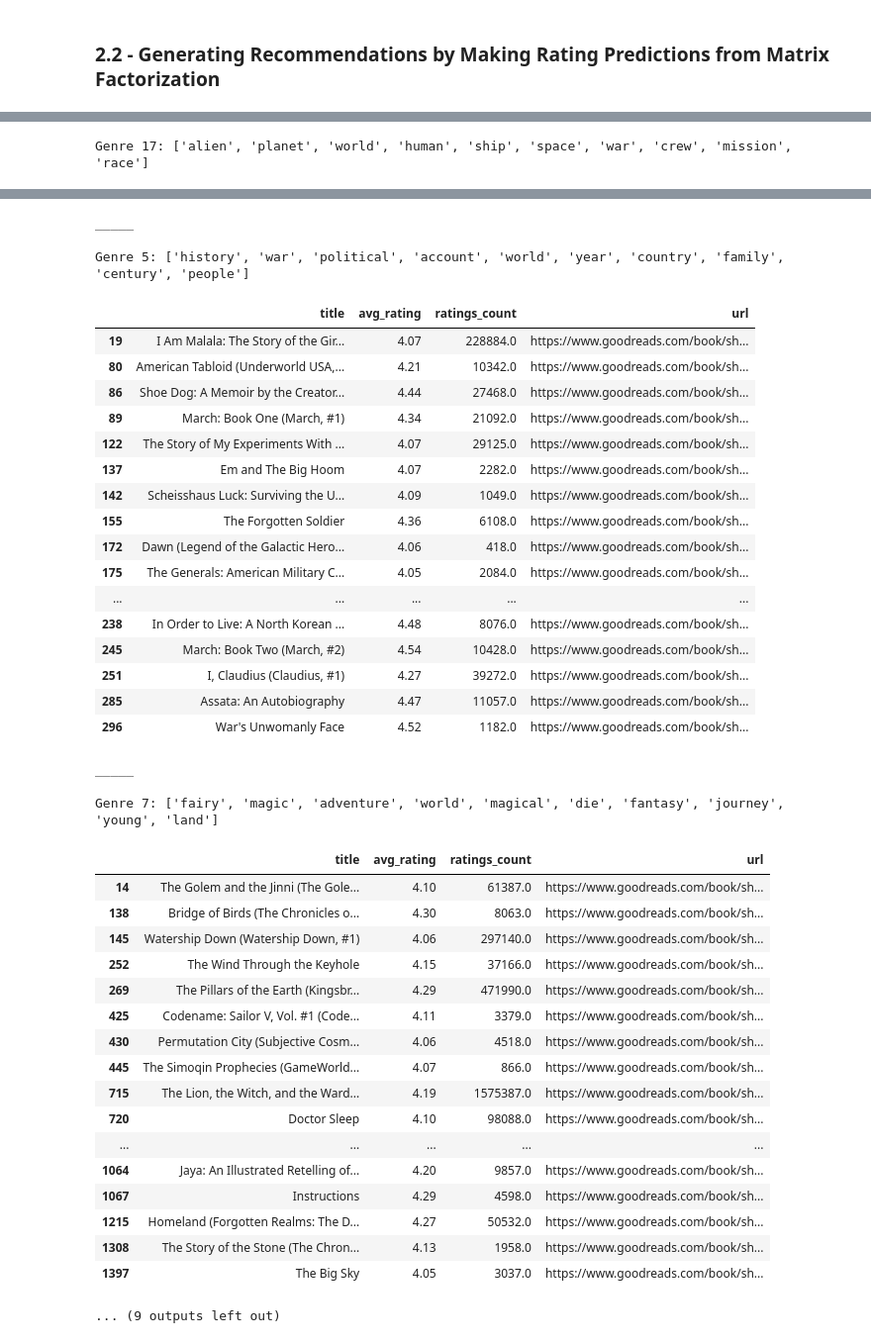
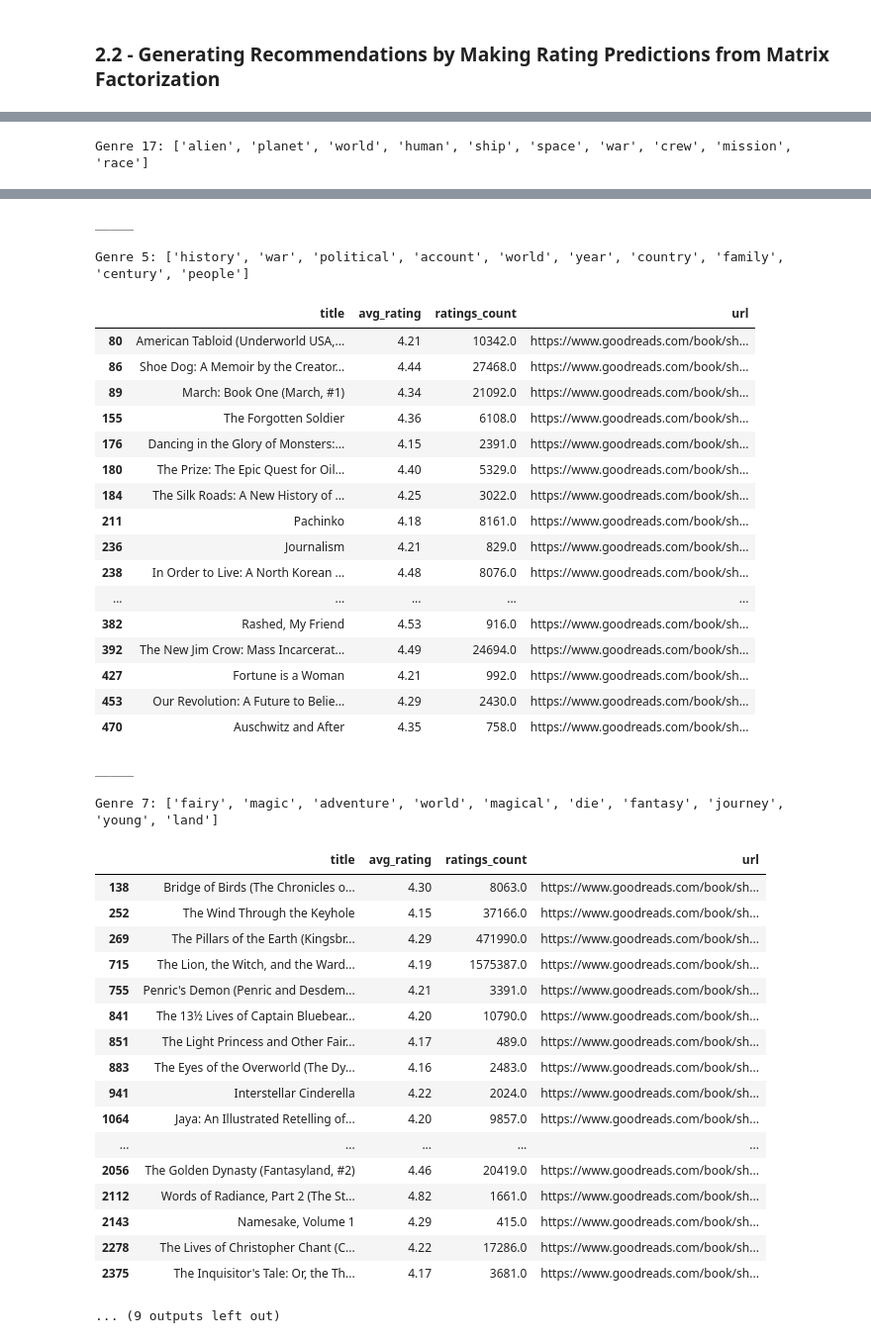
Before and after one commit to mraottth/projects, a Jupyter notebook: Goodreads Book Recommender/book_recommender.ipynb, the cells around one changed output, grey strips where cells are left out. Shown at 99% size. Saved outputs shown, nothing was run; the diff lists cells and outputs as text; code cells hidden in the pictures.

```diff
--- a/Goodreads Book Recommender/book_recommender.ipynb
+++ b/Goodreads Book Recommender/book_recommender.ipynb
@@ -357,7 +357,7 @@ for genre in genre_ranking.index[0:10]:
     g = float(genre[6:])
     highest_rated_pred_genre = top_preds.query("main_genre == @g")\
         .sort_values(by="predicted_rating", ascending=False)\
-        .query("ratings_count > 400 & avg_rating >= 4.05")\
+        .query("ratings_count > 400 & avg_rating >= 4.15")\
 
     # Print genre name and descriptor
     for nt in genre_descriptors.itertuples():
@@ -449,41 +449,41 @@ Genre 15: ['history', 'poem', 'essay', 'text', 'century', 'collection', 'world',
 _____
 
 Genre 5: ['history', 'war', 'political', 'account', 'world', 'year', 'country', 'family', 'century', 'people']
 |  | title | avg_rating | ratings_count | url |
-| 19 | I Am Malala: The Story of the Gir... | 4.07 | 228884.0 | https://www.goodreads.com/book/sh... |
 | 80 | American Tabloid (Underworld USA,... | 4.21 | 10342.0 | https://www.goodreads.com/book/sh... |
 | 86 | Shoe Dog: A Memoir by the Creator... | 4.44 | 27468.0 | https://www.goodreads.com/book/sh... |
 | 89 | March: Book One (March, #1) | 4.34 | 21092.0 | https://www.goodreads.com/book/sh... |
-| 122 | The Story of My Experiments With ... | 4.07 | 29125.0 | https://www.goodreads.com/book/sh... |
-| 137 | Em and The Big Hoom | 4.07 | 2282.0 | https://www.goodreads.com/book/sh... |
-| 142 | Scheisshaus Luck: Surviving the U... | 4.09 | 1049.0 | https://www.goodreads.com/book/sh... |
 | 155 | The Forgotten Soldier | 4.36 | 6108.0 | https://www.goodreads.com/book/sh... |
-| 172 | Dawn (Legend of the Galactic Hero... | 4.06 | 418.0 | https://www.goodreads.com/book/sh... |
-| 175 | The Generals: American Military C... | 4.05 | 2084.0 | https://www.goodreads.com/book/sh... |
+| 176 | Dancing in the Glory of Monsters:... | 4.15 | 2391.0 | https://www.goodreads.com/book/sh... |
+| 180 | The Prize: The Epic Quest for Oil... | 4.40 | 5329.0 | https://www.goodreads.com/book/sh... |
+| 184 | The Silk Roads: A New History of ... | 4.25 | 3022.0 | https://www.goodreads.com/book/sh... |
+| 211 | Pachinko | 4.18 | 8161.0 | https://www.goodreads.com/book/sh... |
+| 236 | Journalism | 4.21 | 829.0 | https://www.goodreads.com/book/sh... |
+| 238 | In Order to Live: A North Korean ... | 4.48 | 8076.0 | https://www.goodreads.com/book/sh... |
 | ... | ... | ... | ... | ... |
-| 238 | In Order to Live: A North Korean ... | 4.48 | 8076.0 | https://www.goodreads.com/book/sh... |
-| 245 | March: Book Two (March, #2) | 4.54 | 10428.0 | https://www.goodreads.com/book/sh... |
-| 251 | I, Claudius (Claudius, #1) | 4.27 | 39272.0 | https://www.goodreads.com/book/sh... |
-| 285 | Assata: An Autobiography | 4.47 | 11057.0 | https://www.goodreads.com/book/sh... |
-| 296 | War's Unwomanly Face | 4.52 | 1182.0 | https://www.goodreads.com/book/sh... |
+| 382 | Rashed, My Friend | 4.53 | 916.0 | https://www.goodreads.com/book/sh... |
+| 392 | The New Jim Crow: Mass Incarcerat... | 4.49 | 24694.0 | https://www.goodreads.com/book/sh... |
+| 427 | Fortune is a Woman | 4.21 | 992.0 | https://www.goodreads.com/book/sh... |
+| 453 | Our Revolution: A Future to Belie... | 4.29 | 2430.0 | https://www.goodreads.com/book/sh... |
+| 470 | Auschwitz and After | 4.35 | 758.0 | https://www.goodreads.com/book/sh... |
 _____
 
 Genre 7: ['fairy', 'magic', 'adventure', 'world', 'magical', 'die', 'fantasy', 'journey', 'young', 'land']
 |  | title | avg_rating | ratings_count | url |
-| 14 | The Golem and the Jinni (The Gole... | 4.10 | 61387.0 | https://www.goodreads.com/book/sh... |
 | 138 | Bridge of Birds (The Chronicles o... | 4.30 | 8063.0 | https://www.goodreads.com/book/sh... |
-| 145 | Watership Down (Watership Down, #1) | 4.06 | 297140.0 | https://www.goodreads.com/book/sh... |
 | 252 | The Wind Through the Keyhole | 4.15 | 37166.0 | https://www.goodreads.com/book/sh... |
 | 269 | The Pillars of the Earth (Kingsbr... | 4.29 | 471990.0 | https://www.goodreads.com/book/sh... |
-| 425 | Codename: Sailor V, Vol. #1 (Code... | 4.11 | 3379.0 | https://www.goodreads.com/book/sh... |
-| 430 | Permutation City (Subjective Cosm... | 4.06 | 4518.0 | https://www.goodreads.com/book/sh... |
-| 445 | The Simoqin Prophecies (GameWorld... | 4.07 | 866.0 | https://www.goodreads.com/book/sh... |
 | 715 | The Lion, the Witch, and the Ward... | 4.19 | 1575387.0 | https://www.goodreads.com/book/sh... |
-| 720 | Doctor Sleep | 4.10 | 98088.0 | https://www.goodreads.com/book/sh... |
+| 755 | Penric's Demon (Penric and Desdem... | 4.21 | 3391.0 | https://www.goodreads.com/book/sh... |
+| 841 | The 13½ Lives of Captain Bluebear... | 4.20 | 10790.0 | https://www.goodreads.com/book/sh... |
+| 851 | The Light Princess and Other Fair... | 4.17 | 489.0 | https://www.goodreads.com/book/sh... |
+| 883 | The Eyes of the Overworld (The Dy... | 4.16 | 2483.0 | https://www.goodreads.com/book/sh... |
+| 941 | Interstellar Cinderella | 4.22 | 2024.0 | https://www.goodreads.com/book/sh... |
+| 1064 | Jaya: An Illustrated Retelling of... | 4.20 | 9857.0 | https://www.goodreads.com/book/sh... |
 | ... | ... | ... | ... | ... |
-| 1064 | Jaya: An Illustrated Retelling of... | 4.20 | 9857.0 | https://www.goodreads.com/book/sh... |
-| 1067 | Instructions | 4.29 | 4598.0 | https://www.goodreads.com/book/sh... |
-| 1215 | Homeland (Forgotten Realms: The D... | 4.27 | 50532.0 | https://www.goodreads.com/book/sh... |
-| 1308 | The Story of the Stone (The Chron... | 4.13 | 1958.0 | https://www.goodreads.com/book/sh... |
-| 1397 | The Big Sky | 4.05 | 3037.0 | https://www.goodreads.com/book/sh... |
+| 2056 | The Golden Dynasty (Fantasyland, #2) | 4.46 | 20419.0 | https://www.goodreads.com/book/sh... |
+| 2112 | Words of Radiance, Part 2 (The St... | 4.82 | 1661.0 | https://www.goodreads.com/book/sh... |
+| 2143 | Namesake, Volume 1 | 4.29 | 415.0 | https://www.goodreads.com/book/sh... |
+| 2278 | The Lives of Christopher Chant (C... | 4.22 | 17286.0 | https://www.goodreads.com/book/sh... |
+| 2375 | The Inquisitor's Tale: Or, the Th... | 4.17 | 3681.0 | https://www.goodreads.com/book/sh... |
 ... (9 outputs left out)
```
Also changed, not shown: parts of 1 cell of this notebook.
